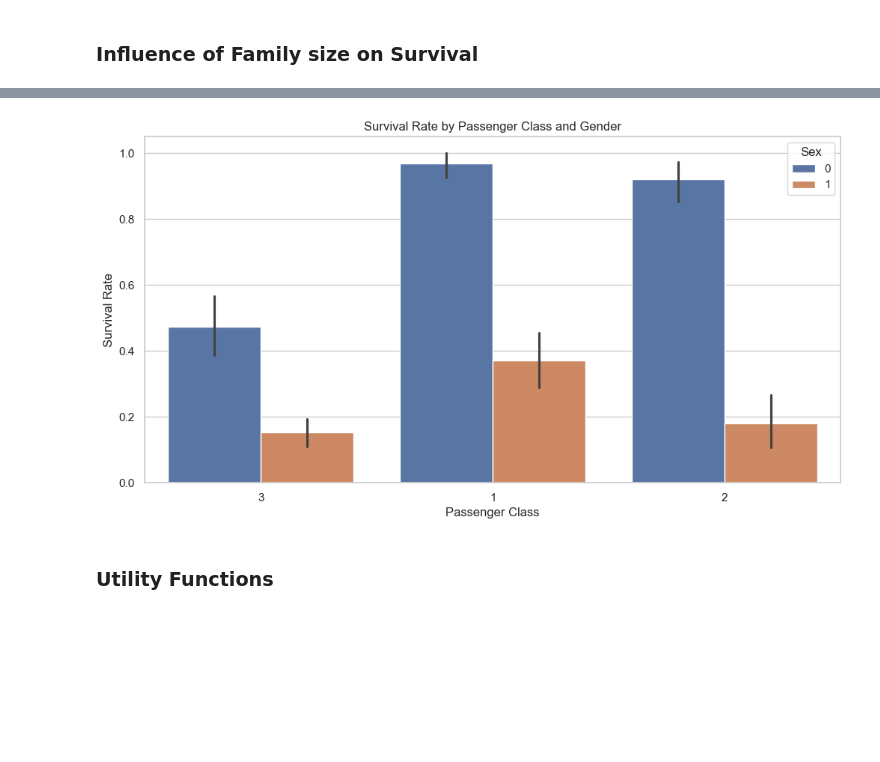
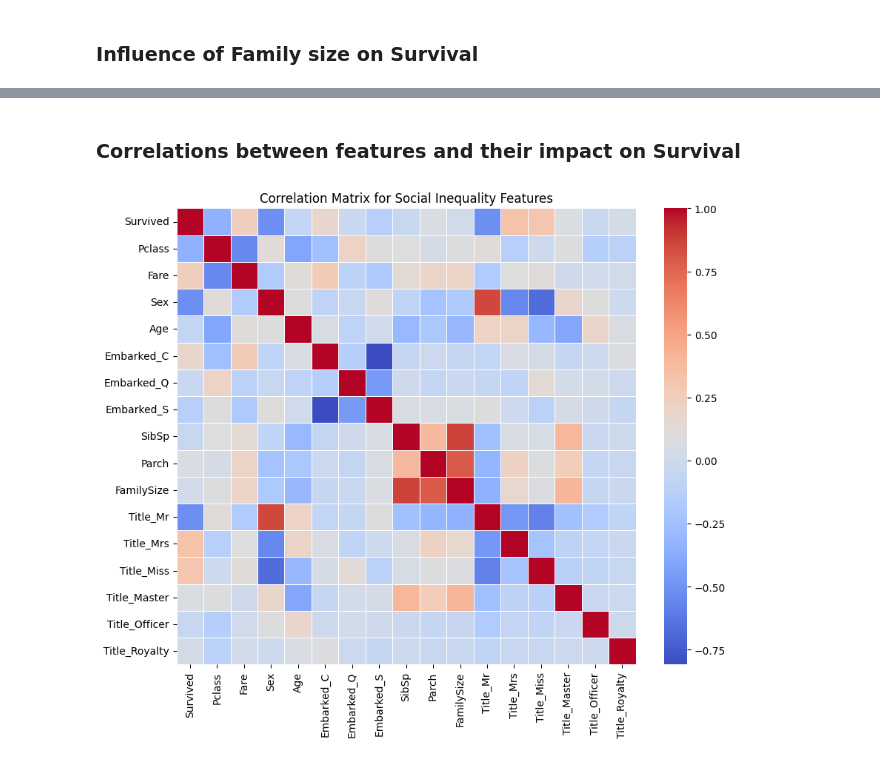
Before and after one commit to NyoYoAB/Social-Inequality-Titanic_project, a Jupyter notebook: titanic.ipynb, the cells around one changed output, grey strips where cells are left out. Drawn from its saved outputs; the diff is of its cells as text; code cells hidden in the pictures; blank space fills up the shorter version.

```diff
--- a/titanic.ipynb
+++ b/titanic.ipynb
@@ -380,21 +324,0 @@ Numerical columns selected for correlation: Index(['Sex', 'Age', 'SibSp', 'Parch
-# %%
-# Set the style for seaborn
-sns.set(style="whitegrid")
-
-# Create a figure to plot the survival rate distribution
-plt.figure(figsize=(12, 6))
-
-# Plot the survival rate by Pclass and Sex
-sns.barplot(data=titanic_df, x='Pclass', y='Survived', hue='Sex')
-
-# Add title and labels
-plt.title('Survival Rate by Passenger Class and Gender')
-plt.xlabel('Passenger Class')
-plt.ylabel('Survival Rate')
-
-# Show the plot
-plt.show()
-# %% [output]
-[figure, removed]
-# %% [markdown]
-### Utility Functions
@@ -409,0 +325,20 @@ def accuracy(y, y_hat):
+# %% [markdown]
+### Correlations between features and their impact on Survival
+# %%
+# Subset of features for social inequality analysis
+social_inequality_features = [
+    'Survived', 'Pclass', 'Fare', 'Sex', 'Age', 'Embarked_C', 'Embarked_Q', 'Embarked_S',
+    'SibSp', 'Parch', 'FamilySize', 'Title_Mr', 'Title_Mrs', 'Title_Miss', 'Title_Master',
+    'Title_Officer', 'Title_Royalty'
+]
+
+# Compute the correlation matrix for the selected features
+corr_matrix = titanic_df[social_inequality_features].corr()
+
+# Plot the correlation heatmap
+plt.figure(figsize=(10, 8))
+sns.heatmap(corr_matrix, cmap='coolwarm', linewidths=0.5)
+plt.title('Correlation Matrix for Social Inequality Features')
+plt.show()
+# %% [output]
+[figure, added]
```
Also changed, not shown: parts of 38 cells of this notebook.
